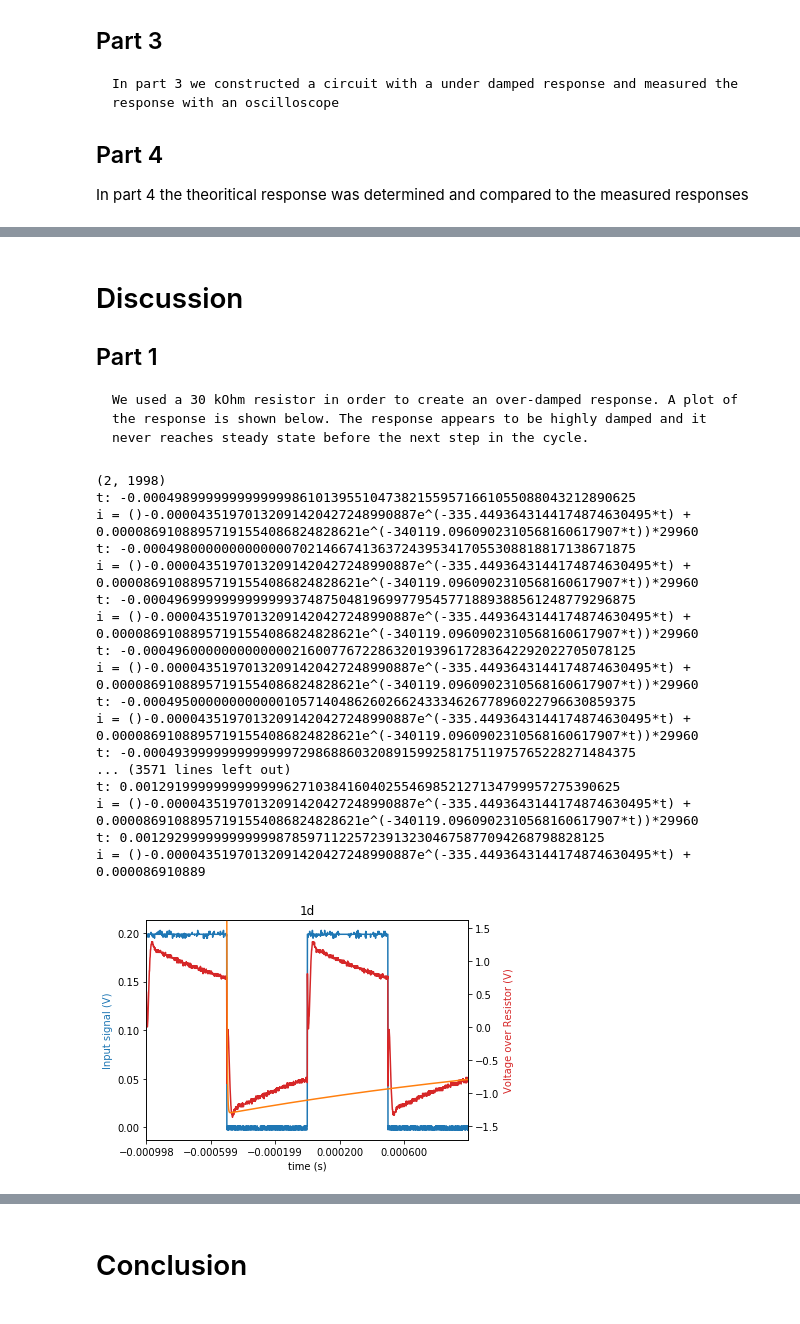
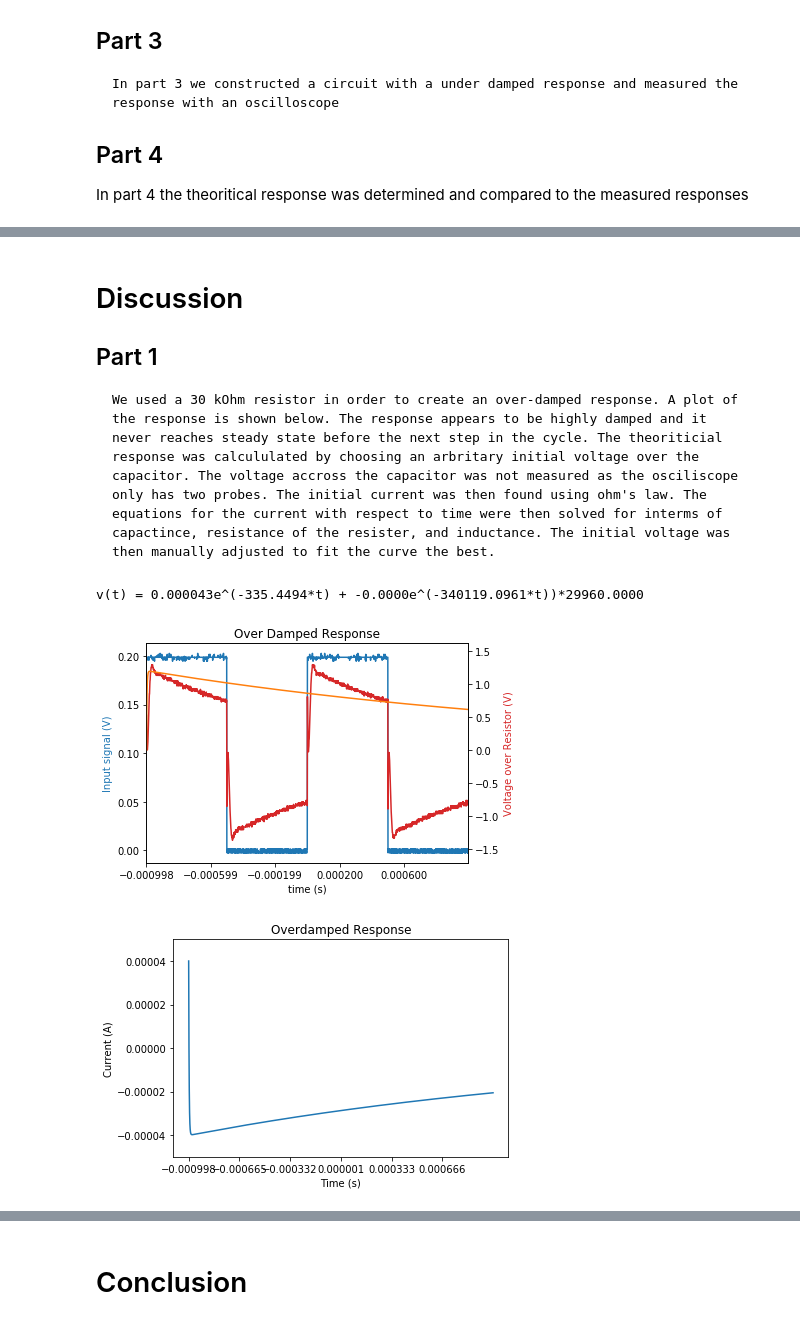
Before and after one commit to scifi6546/ee203, a Jupyter notebook: lab07/main.ipynb, the cells around one changed output, grey strips where cells are left out. Saved outputs shown, nothing was run; the diff lists cells and outputs as text; code cells hidden in the pictures.

```diff
--- a/lab07/main.ipynb
+++ b/lab07/main.ipynb
@@ -114,4 +107,33 @@ def plot_eq(f_name,equation,title,col_1="",col_2="",flipped=False,couple=False):
 
     fig.tight_layout()
     plt.show()
+# %%
+def frange(start, stop, step):
+    i = start
+    while i < stop:
+        yield i
+        i += (stop-start)/step
+def plot_i(eq,f_name,title,lim=0.00004):
+    temp = np.loadtxt(f_name,skiprows=4,delimiter=',')
+    #print(temp)
+    #print(temp.shape)
+
+    in_signal = np.vstack((temp[:,0],temp[:,1]))
+    out_signal = np.vstack((temp[:,0],temp[:,2]))
+
+    equation_data = np.zeros(in_signal.shape[1])
+    i=0;
+    for x in in_signal[0,:]:
+            equation_data[i]=eq(x)
+            #print(x)
+            i+=1
+    plt.plot(in_signal[0],equation_data)
+    plt.title(title)
+
+    ticks_dist = -(min(in_signal[0])-max(in_signal[0]))/6
+    plt.xticks(np.arange(min(in_signal[0]),max(in_signal[0]),ticks_dist))
+    plt.xlabel("Time (s)")
+    plt.ylabel("Current (A)")
+    #plt.ylim(-1.25*max(out_signal[1])/R,1.25*max(out_signal[1])/R)
+    plt.ylim(-lim,lim)
 # %%
@@ -219,34 +282,24 @@ i = ()-0.00006688748250914345676160861880e^(-335.4493643144174874630495*t) + 0.0
 # Discussion
 
 ## Part 1
-    We used a 30 kOhm resistor in order to create an over-damped response. A plot of the response is shown below. The response appears to be highly damped and it never reaches steady state before the next step in the cycle.
+    We used a 30 kOhm resistor in order to create an over-damped response. A plot of the response is shown below. The response appears to be highly damped and it never reaches steady state before the next step in the cycle. The theoriticial response was calcululated by choosing an arbritary initial voltage over the capacitor. The voltage accross the capacitor was not measured as the osciliscope only has two probes. The initial current was then found using ohm's law. The equations for the current with respect to time were then solved for interms of capactince, resistance of the resister, and inductance. The initial voltage was then manually adjusted to fit the curve the best.
 # %%
 def eq(x):
     x=x+0.000998
     return (2.948*10**-3)*math.exp(-335.0*x)+(-2.99)*math.exp(-34016.0*x)
 def eq2(t):
     #return 0
-    return calc_over_3(29.96e3,88e-3,99.6e-9,t+0.000499,1.3)
+    return calc_over_4(29.964e3,88e-3,99.6e-9,t+0.000998,1.2)
+a=calc_over_4(29.96e3,88e-3,99.6e-9,0+0.000499,1.3,debug=True)
 plot_eq("scope_8.csv",eq2,
-"1d",flipped=True)
+"Over Damped Response",flipped=True)
+
+def i(t):
+    return float(calc_over_3(29.964e3,88e-3,99.6e-9,t+0.000998,1.2))/29.964e3
+plot_i(i,"scope_8.csv","Overdamped Response",lim=0.00005)
 # %% [output]
-(2, 1998)
-t: -0.000498999999999999986101395510473821559571661055088043212890625
-i = ()-0.00004351970132091420427248990887e^(-335.4493643144174874630495*t) + 0.00008691088957191554086824828621e^(-340119.0960902310568160617907*t))*29960
-t: -0.000498000000000000070214667413637243953417055308818817138671875
-i = ()-0.00004351970132091420427248990887e^(-335.4493643144174874630495*t) + 0.00008691088957191554086824828621e^(-340119.0960902310568160617907*t))*29960
-t: -0.000496999999999999937487504819699779545771889388561248779296875
-i = ()-0.00004351970132091420427248990887e^(-335.4493643144174874630495*t) + 0.00008691088957191554086824828621e^(-340119.0960902310568160617907*t))*29960
-t: -0.000496000000000000021600776722863201939617283642292022705078125
-i = ()-0.00004351970132091420427248990887e^(-335.4493643144174874630495*t) + 0.00008691088957191554086824828621e^(-340119.0960902310568160617907*t))*29960
-t: -0.000495000000000000105714048626026624333462677896022796630859375
-i = ()-0.00004351970132091420427248990887e^(-335.4493643144174874630495*t) + 0.00008691088957191554086824828621e^(-340119.0960902310568160617907*t))*29960
-t: -0.000493999999999999972986886032089159925817511975765228271484375
-... (3571 lines left out)
-t: 0.00129199999999999996271038416040255469852127134799957275390625
-i = ()-0.00004351970132091420427248990887e^(-335.4493643144174874630495*t) + 0.00008691088957191554086824828621e^(-340119.0960902310568160617907*t))*29960
-t: 0.001292999999999999878597112257239132304675877094268798828125
-i = ()-0.00004351970132091420427248990887e^(-335.4493643144174874630495*t) + 0.000086910889
+v(t) = 0.000043e^(-335.4494*t) + -0.0000e^(-340119.0961*t))*29960.0000
-[figure, old version]
+[figure, new version]
+[figure, added]
 # %% [markdown]
 ## Part 2
```
Also changed, not shown: parts of 15 cells of this notebook, 3 other files.
